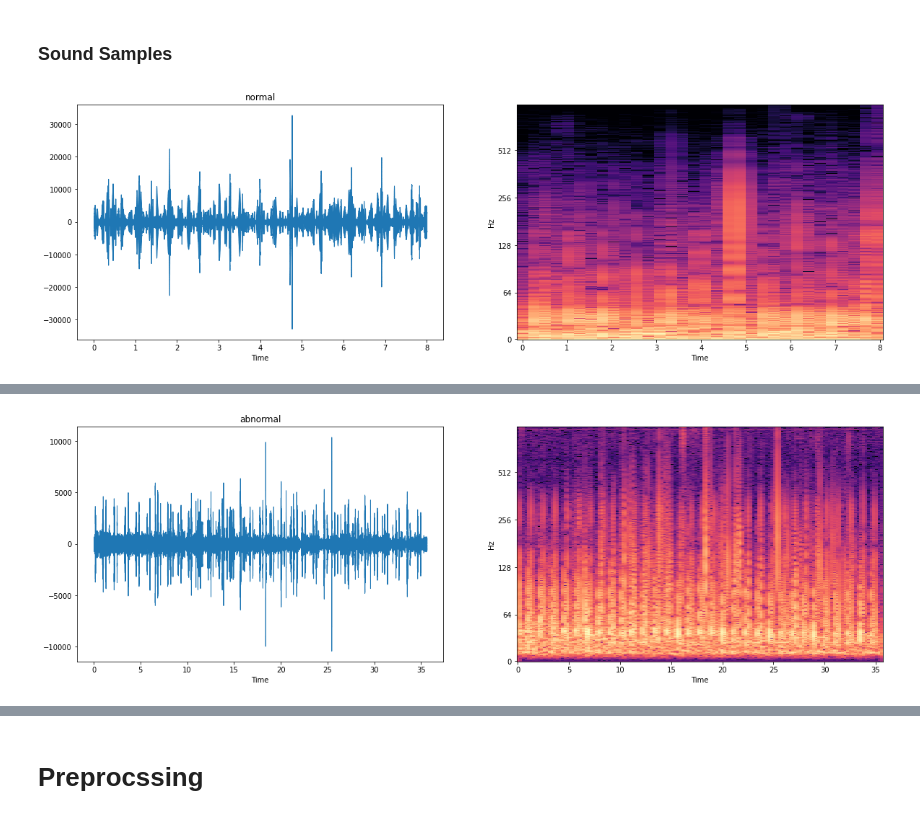
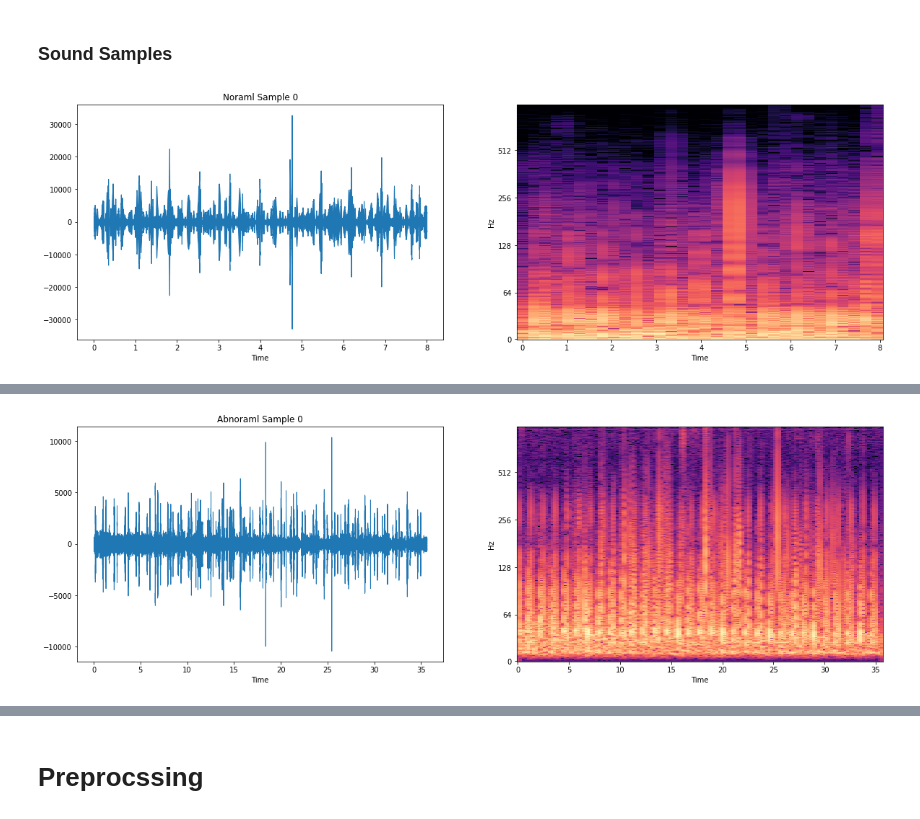
Before and after one commit to Mohamed-Ibrahim-01/heart-sound-classificatoin, a Jupyter notebook: FinalNotebook.ipynb, the cells around one changed output, grey strips where cells are left out. Cells and saved outputs as stored; diff of their text form; code cells hidden in the pictures.

```diff
--- a/FinalNotebook.ipynb
+++ b/FinalNotebook.ipynb
@@ -5,35 +5,11 @@
 # %% [markdown]
 ### Sound Samples
 # %%
-from utils import load_physioNet
-import librosa.display
-import matplotlib.pyplot as plt
-import numpy as np
-import pandas as pd
-import IPython.display as ipd
+from notebook_utils import view_random_samples
 
-physio_sounds = load_physioNet()
-
-np.random.seed(0)
-a = np.random.randint(0, 500)
-
-normal_sound = physio_sounds[physio_sounds[:,1] == 'normal'][a][0]
-abnormal_sound = physio_sounds[physio_sounds[:,1] == 'abnormal'][a][0]
-
-sample_sounds = [(normal_sound, "normal"), (abnormal_sound, "abnormal")]
-
-for sound in sample_sounds:
-    sample_sound, title = sound
-    fig, axs = plt.subplots(nrows=1, ncols=2, figsize=(20,6))
-    librosa.display.waveshow(sample_sound, sr=2000, ax=axs[0])
-    X = librosa.stft(sample_sound)
-    Xdb = librosa.amplitude_to_db(abs(X))
-    librosa.display.specshow(Xdb, sr=2000, x_axis='time', y_axis='log', ax=axs[1])
-    axs[0].set_title(title)
-    plt.show()
-    display(ipd.Audio(sample_sound, rate=2000))
+view_random_samples(n_samples=1, seed=0)
 # %% [output]
-[figure, old version]
+[figure, new version]
 [interactive output not drawn]
-[figure, old version]
+[figure, new version]
 [interactive output not drawn]
```
Also changed, not shown: parts of 15 cells of this notebook.
